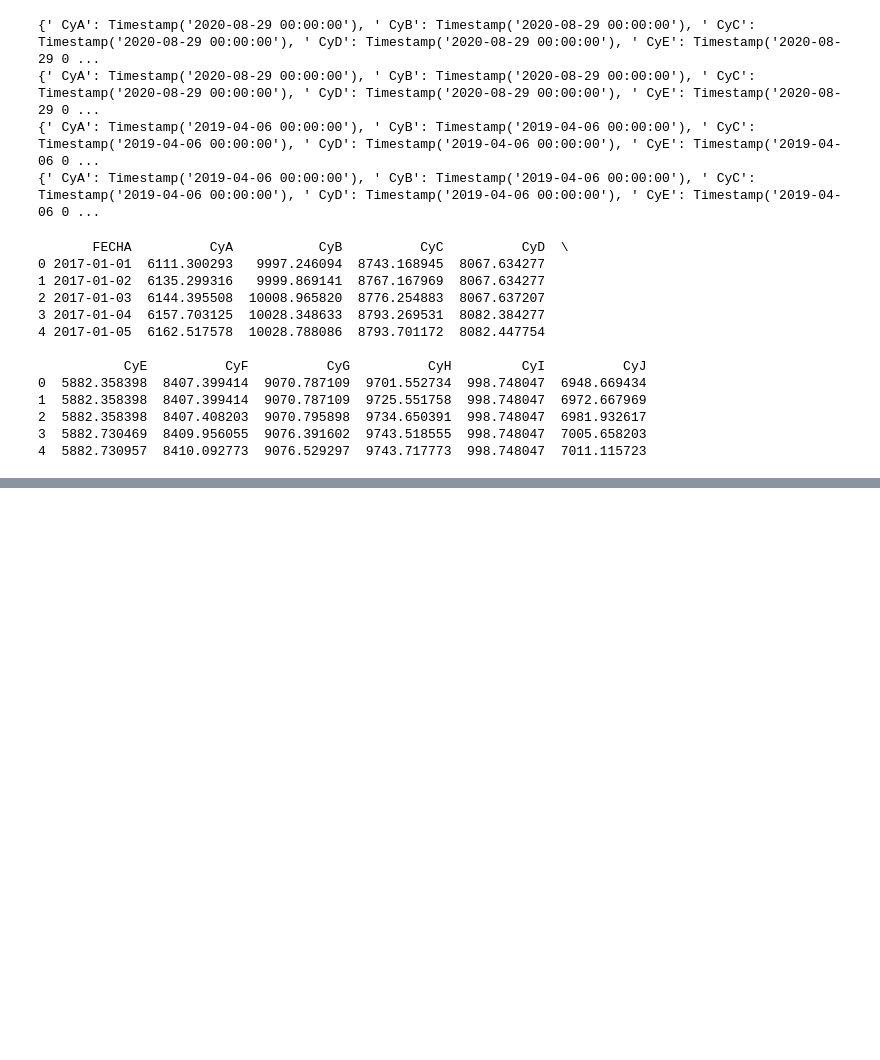
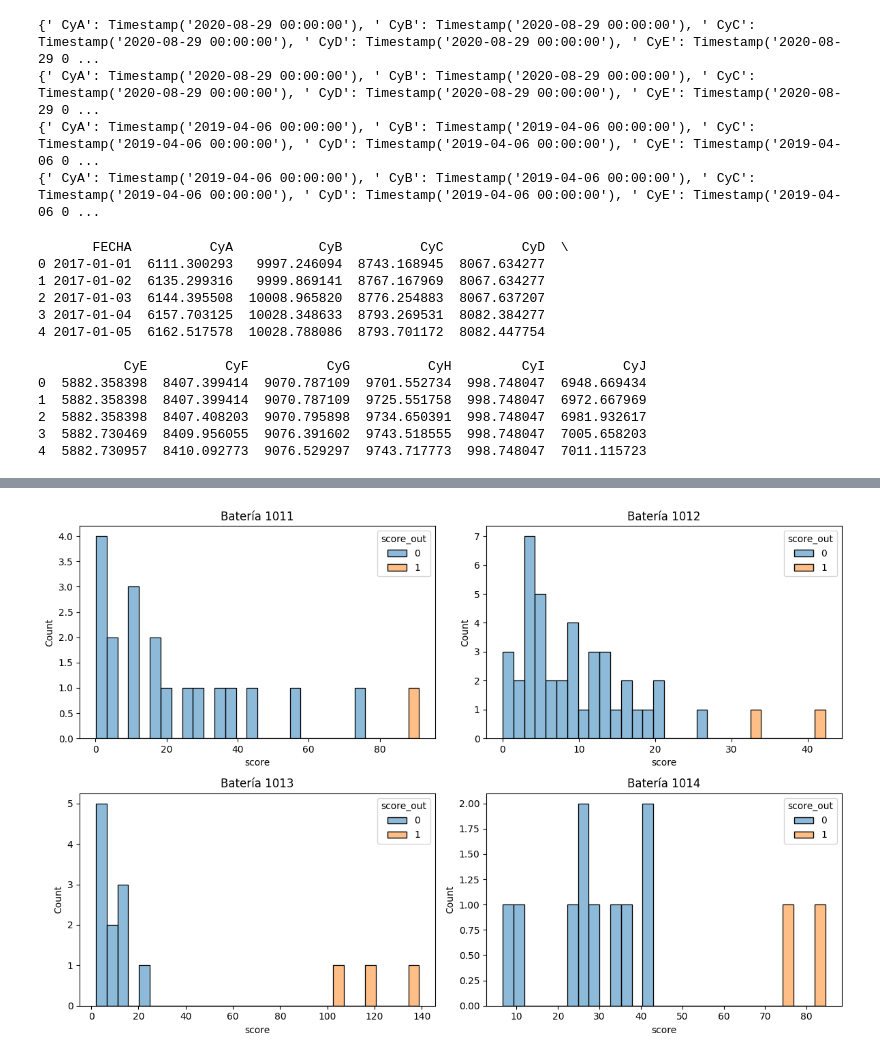
Before and after one commit to fvaldes17/SA, a Jupyter notebook: Datos/database.ipynb, the cells around one changed output, grey strips where cells are left out. Drawn from its saved outputs; the diff is of its cells as text; code cells hidden in the pictures; blank space fills up the shorter version.

```diff
--- a/Datos/database.ipynb
+++ b/Datos/database.ipynb
@@ -720,0 +712,9 @@ a["1012"][0]
+# %%
+#Probamos la función obtener_caminos
+caminos = obtener_caminos(data)
+
+for nombre, particiones in caminos.items():
+    print(f"\nBatería {nombre}")
+    for i, particion in enumerate(particiones, 1):
+        print(f"\nPartición {i}")
+        print(particion)
@@ -720,0 +789,37 @@ a["1012"][0]
+# %%
+def compile_df(datos: dict) -> pd.DataFrame:
+    data_out = obtener_ultima_obs_camino(datos)
+
+    datos_out = {}
+    # Creamos una variable Score:
+    for bateria, df in data_out.items():
+        df['score'] = (df['uso_230']) / (df['Medicion'])
+
+
+        Q1 = df['score'].quantile(0.25)
+        Q3 = df['score'].quantile(0.75)
+        IQR = Q3 - Q1
+
+        lower_bound = Q1 - 1.5 * IQR
+        upper_bound = Q3 + 1.5 * IQR
+
+        # Filtramos outliers
+        df['score_out'] = ((df['score'] < lower_bound) | (df['score'] > upper_bound)).astype(int)
+        datos_out[bateria] = df
+    return datos_out
+# %%
+data = compile_df(data)
+# %%
+# Hagamos un histograma del score separando por score_out:
+# Hacemos los 4 plots en subplots:
+fig, axes = plt.subplots(2, 2, figsize=(12, 8))  # 2 filas, 2 columnas
+axes = axes.flatten()  # Aplanamos la matriz de ejes para iterar más fácilmente
+
+for i, (bateria, df) in enumerate(data.items()):
+    sns.histplot(df, x="score", hue="score_out", bins=30, ax=axes[i])
+    axes[i].set_title(f"Batería {bateria}")
+
+plt.tight_layout()  # Ajusta el diseño para evitar solapamientos
+plt.show()
+# %% [output]
+[figure, added]
```
Also changed, not shown: parts of 11 cells of this notebook, 4 other files.
